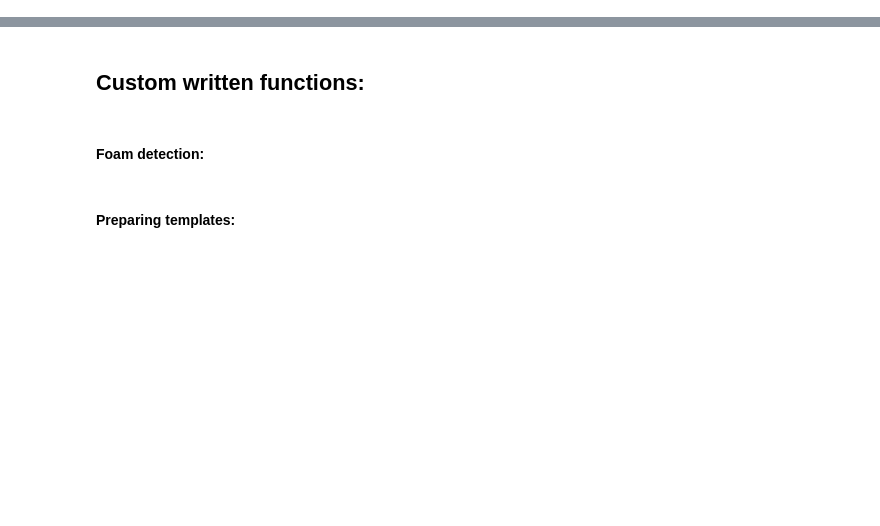
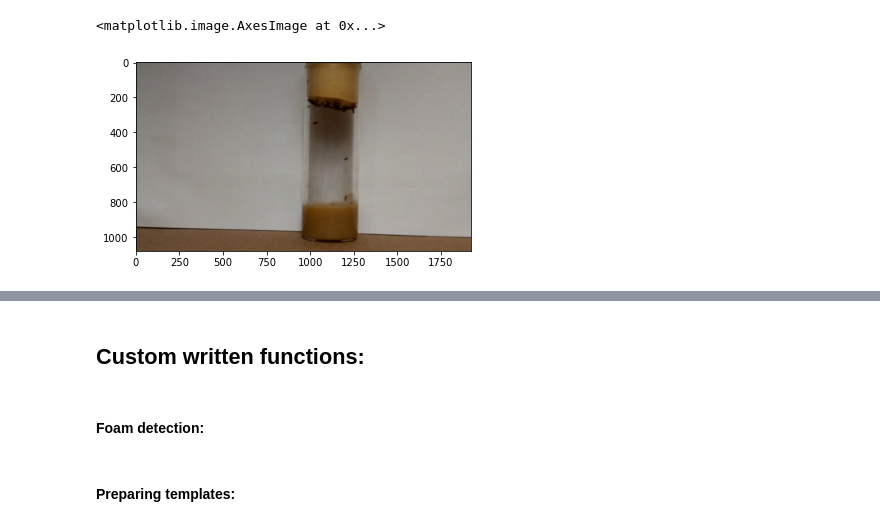
Before and after one commit to DennisDoll/Teaching, a Jupyter notebook: Methods_in_Neuroscience_2022/Full_code.ipynb, the cells around one changed output, grey strips where cells are left out. Cells and saved outputs as stored; diff of their text form; code cells hidden in the pictures; blank space fills up the shorter version.

Commit message:
shortcut to create new templates

```diff
--- a/Methods_in_Neuroscience_2022/Full_code.ipynb
+++ b/Methods_in_Neuroscience_2022/Full_code.ipynb
@@ -19,0 +22,4 @@ from typing import Tuple
+# %%
+frame_index = 30
+root_dir_path = '/mnt/c/Users/dsege/OneDrive/Desktop/Dennis_Methods_Course/2022_01_21_methods_course_test/recorded_videos/'
+os.listdir(root_dir_path)
@@ -19,0 +36,13 @@ from typing import Tuple
+# %%
+filename = '0005_tg_pre_light_001.mp4'
+# %%
+reader = iio.get_reader(root_dir_path + filename)
+img = reader.get_data(frame_index)
+reader.close()
+
+foam_template = imread('/mnt/c/Users/dsege/OneDrive/Desktop/Dennis_Methods_Course/2022_01_21_methods_course_test/templates/foam/001_foam.png')
+# %%
+plt.imshow(img)
+# %% [output]
+<matplotlib.image.AxesImage at 0x...>
+[figure, added]
```
Also changed, not shown: parts of 17 cells of this notebook.
